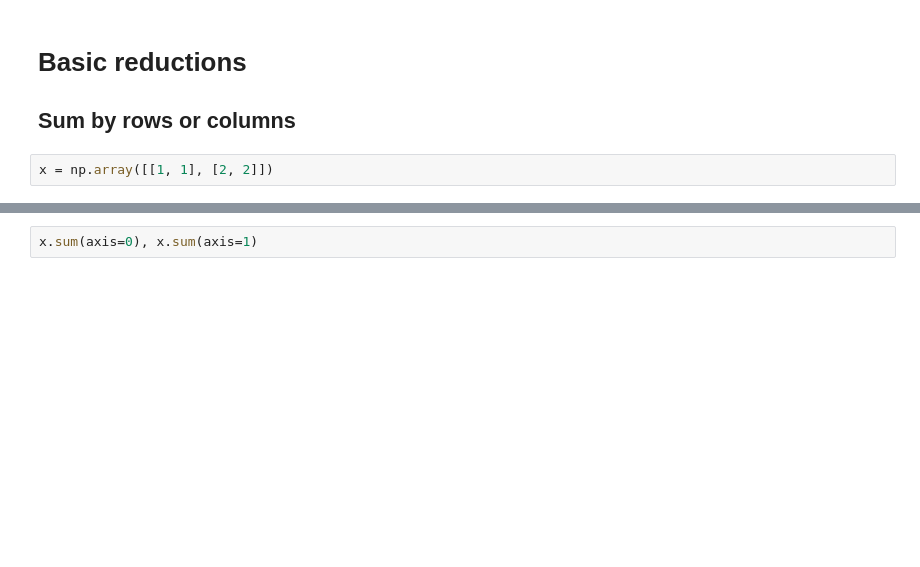
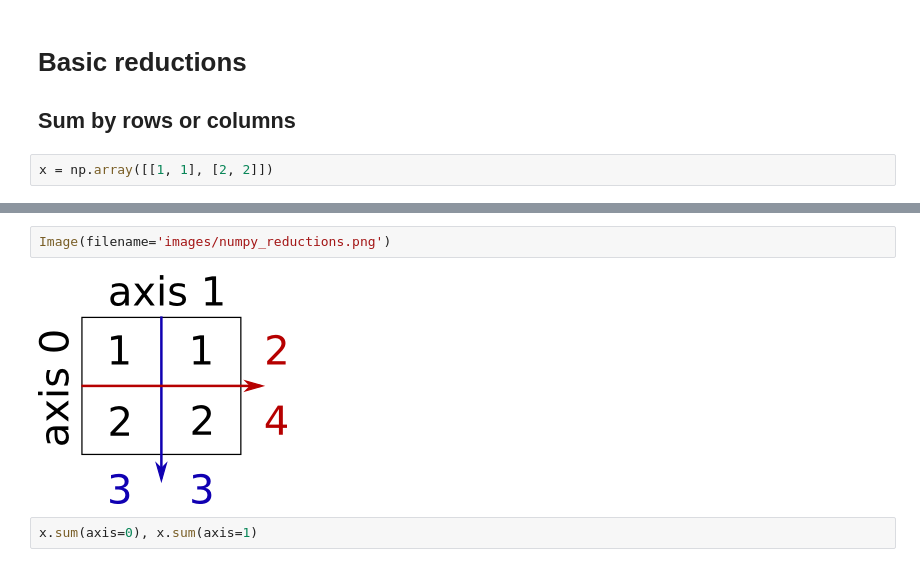
Before and after one commit to LUMC/python-course, a Jupyter notebook: numpy.ipynb, the cells around one changed output, grey strips where cells are left out. Cells and saved outputs as stored; diff of their text form; blank space fills up the shorter version.

```diff
--- a/numpy.ipynb
+++ b/numpy.ipynb
@@ -599,3 +605,7 @@ x = np.array([[1, 1], [2, 2]])
+# %%
+Image(filename='images/numpy_reductions.png')
+# %% [output]
+[figure, added]
 # %%
 x.sum(axis=0), x.sum(axis=1)
 # %% [output]
```
Also changed, not shown: parts of 9 cells of this notebook.
